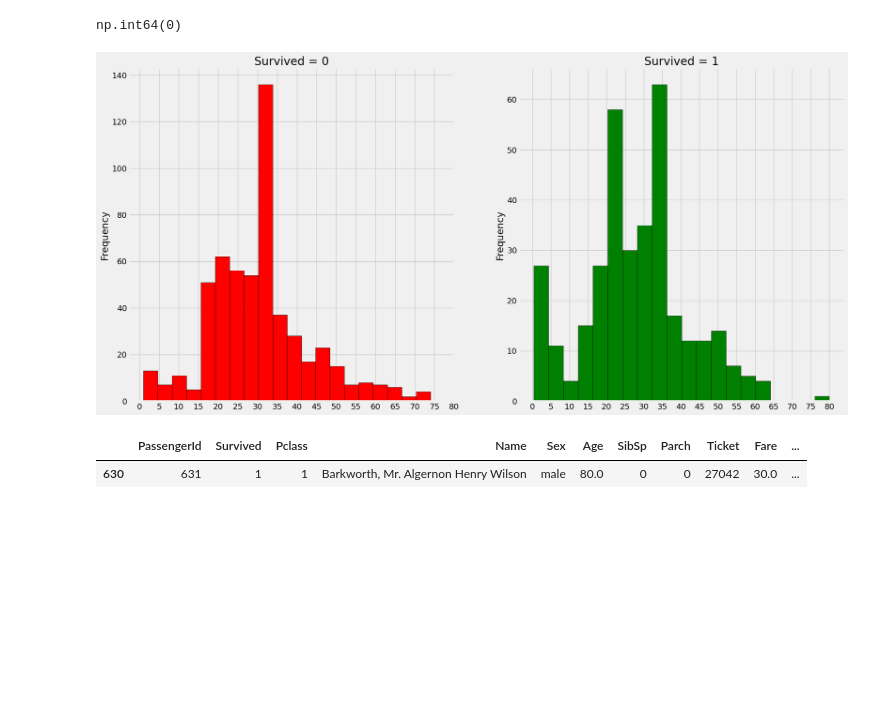
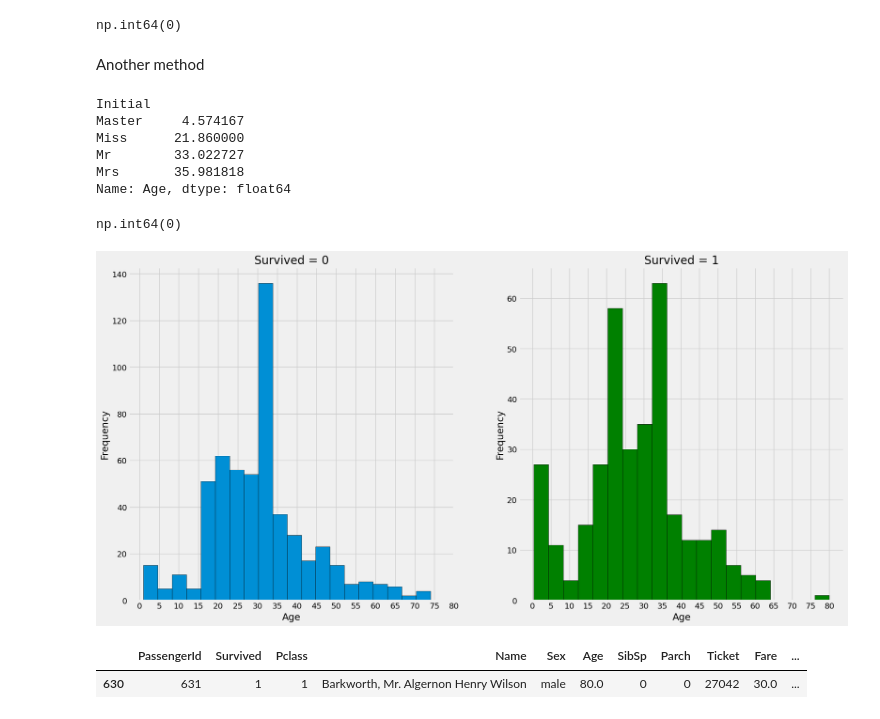
Before and after one commit to RoushanKhalid/DataScience-Cookbook, a Jupyter notebook: EDA Projects/Project_03_Capstone/Exploratory Data Analysis(EDA).ipynb, the cells around one changed output. Drawn from its saved outputs; the diff is of its cells as text; code cells hidden in the pictures; blank space fills up the shorter version.

```diff
--- a/EDA Projects/Project_03_Capstone/Exploratory Data Analysis(EDA).ipynb
+++ b/EDA Projects/Project_03_Capstone/Exploratory Data Analysis(EDA).ipynb
@@ -80,6 +80,10 @@ Text(0.5, 1.0, 'Survived Percentage and Not Survived Percentage')
 [figure]
 # %%
-sns.countplot(x=data['Survived'])
+datalebel = sns.countplot(x=data['Survived'])
 plt.title('Survived vs Not Survived')
+
+for i in datalebel.containers:
+    datalebel.bar_label(i, fmt='%.f', label_type='edge')
+
 plt.show()
 # %% [output]
@@ -147,10 +161,11 @@ data[['Sex','Survived']].groupby(['Sex']).mean() # mean survival rate : This ind
 ### How many Survived based on Sex??
 # %%
 f,ax=plt.subplots(1,2,figsize=(12,5))
+
 datalabel=data[['Sex','Survived']].groupby(['Sex']).mean().plot.bar(ax=ax[0])
 for i in datalabel.containers:
     datalabel.bar_label(i)
-ax[0].set_title('Survived vs Sex')
+ax[0].set_title('Survival Rate')
 
 datalabel=sns.countplot(y='Sex',hue="Survived", data=data,ax=ax[1])
 ax[1].set_title('Sex:Survived vs Dead')
@@ -529,21 +591,51 @@ data.loc[(data.Age.isnull())&(data.Initial=='Miss'),'Age']=22
 data.Age.isnull().sum()
 # %% [output]
 np.int64(0)
+# %% [markdown]
+Another method
+# %%
+# Calculate the mean age for each 'Initial' group
+mean_ages = data.groupby('Initial')['Age'].transform('mean')
+
+# Fill missing 'Age' values with the corresponding mean age for each 'Initial' group
+data.loc[data['Age'].isnull(), 'Age'] = mean_ages
+
+# Verify the result
+print(data.groupby('Initial')['Age'].mean())
+# %% [output]
+Initial
+Master     4.574167
+Miss      21.860000
+Mr        33.022727
+Mrs       35.981818
+Name: Age, dtype: float64
+# %%
+data.Age.isnull().sum()
+# %% [output]
+np.int64(0)
 # %%
-f,ax=plt.subplots(1,2,figsize=(20,10))
-data[data['Survived']==0].Age.plot.hist(ax=ax[0],bins=20,edgecolor='black',color='red')
+# Create subplots
+f, ax = plt.subplots(1, 2, figsize=(20, 10))
+
+# First subplot: Histogram for Survived = 0
+data[data['Survived'] == 0].Age.plot.hist(ax=ax[0], bins=20, edgecolor='black')
 ax[0].set_title('Survived = 0')
-x1=list(range(0,85,5))
-ax[0].set_xticks(x1)
+ax[0].set_xlabel('Age')  # Fix: Use set_xlabel
+ax[0].set_ylabel('Frequency')  # Fix: Use set_ylabel
+x_ticks = list(range(0, 85, 5))  # Simplify x-axis ticks
+ax[0].set_xticks(x_ticks)
 
-data[data['Survived']==1].Age.plot.hist(ax=ax[1],color='green',bins=20,edgecolor='black')
+# Second subplot: Histogram for Survived = 1
+data[data['Survived'] == 1].Age.plot.hist(ax=ax[1], bins=20, edgecolor='black', color='green')
 ax[1].set_title('Survived = 1')
-x2=list(range(0,85,5))
-ax[1].set_xticks(x2)
+ax[1].set_xlabel('Age')  # Add x-label for the second subplot
+ax[1].set_ylabel('Frequency')  # Add y-label for the second subplot
+ax[1].set_xticks(x_ticks)  # Use the same x-axis ticks
 
+# Show the plot
 plt.show()
 # %% [output]
-[figure, old version]
+[figure, new version]
 # %%
 data[data.Age == 80]
 # %% [output]
```
Also changed, not shown: parts of 54 cells of this notebook.
